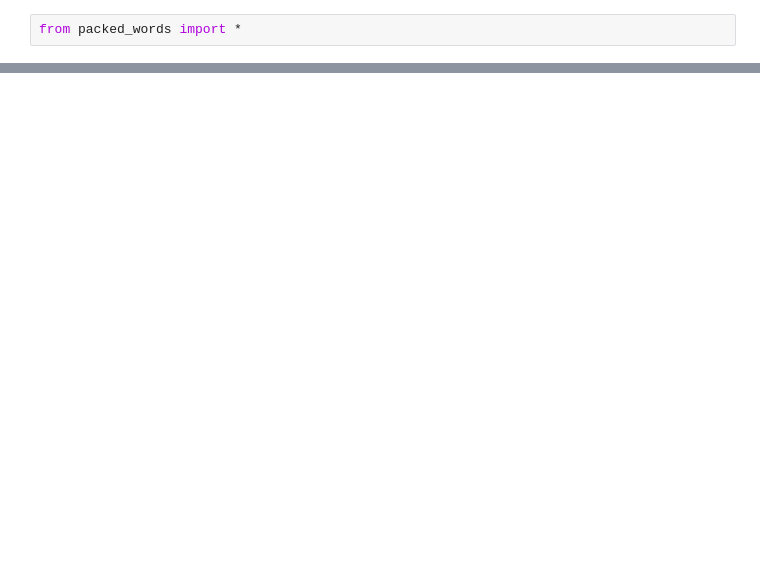
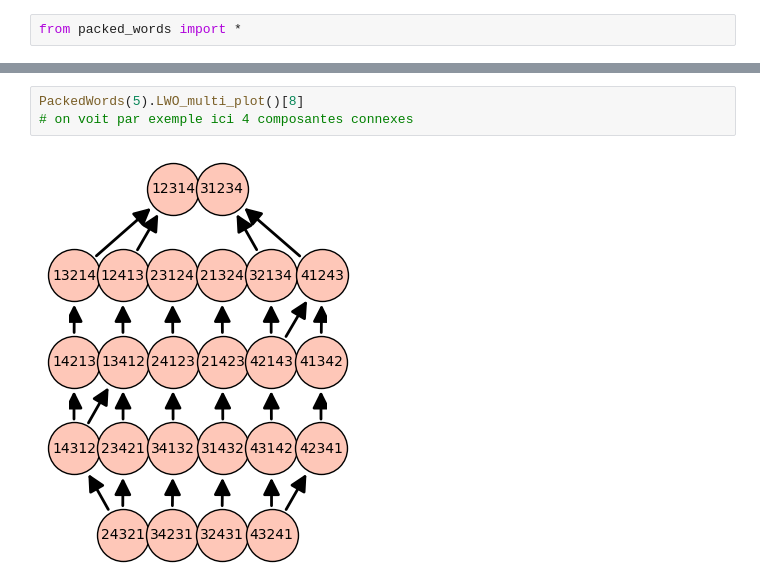
Before and after one commit to HuxoD142/Notebooks_WQSym, a Jupyter notebook: 02_Poset.ipynb, the cells around one changed output, grey strips where cells are left out. Drawn from its saved outputs; the diff is of its cells as text; blank space fills up the shorter version.

```diff
--- a/02_Poset.ipynb
+++ b/02_Poset.ipynb
@@ -49,0 +33,5 @@ pw_class(PackedWord([1,3,1,3,1,2,5,6,4]))
+# %%
+PackedWords(5).LWO_multi_plot()[8]
+# on voit par exemple ici 4 composantes connexes
+# %% [output]
+[figure, added]
```
Also changed, not shown: parts of 13 cells of this notebook, 2 other files.
